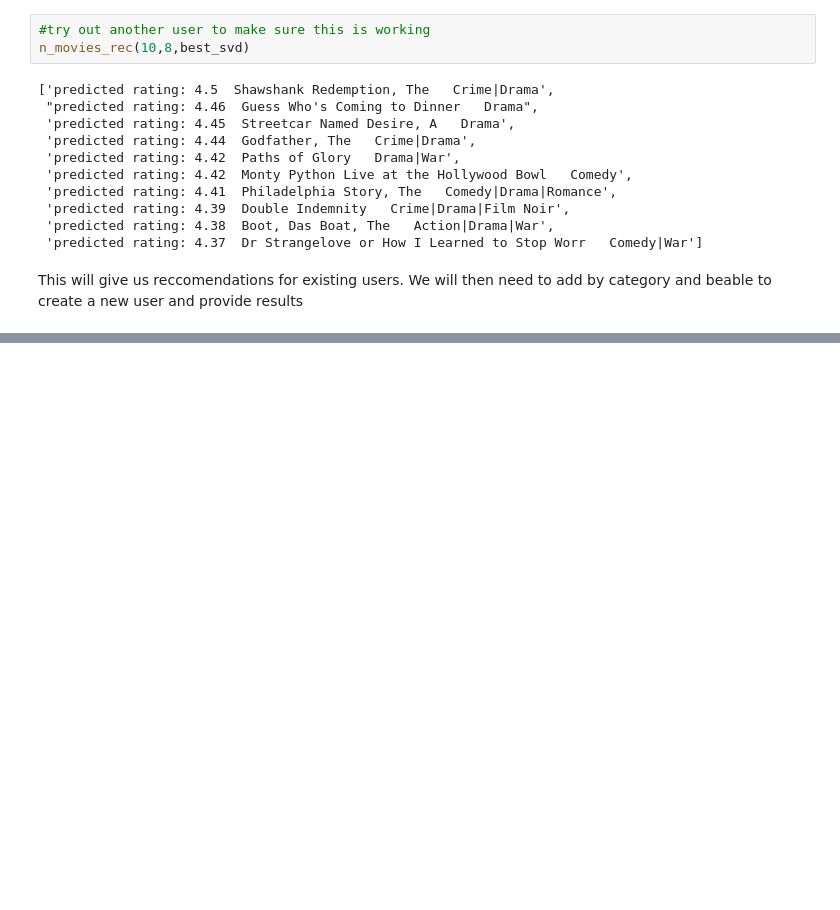
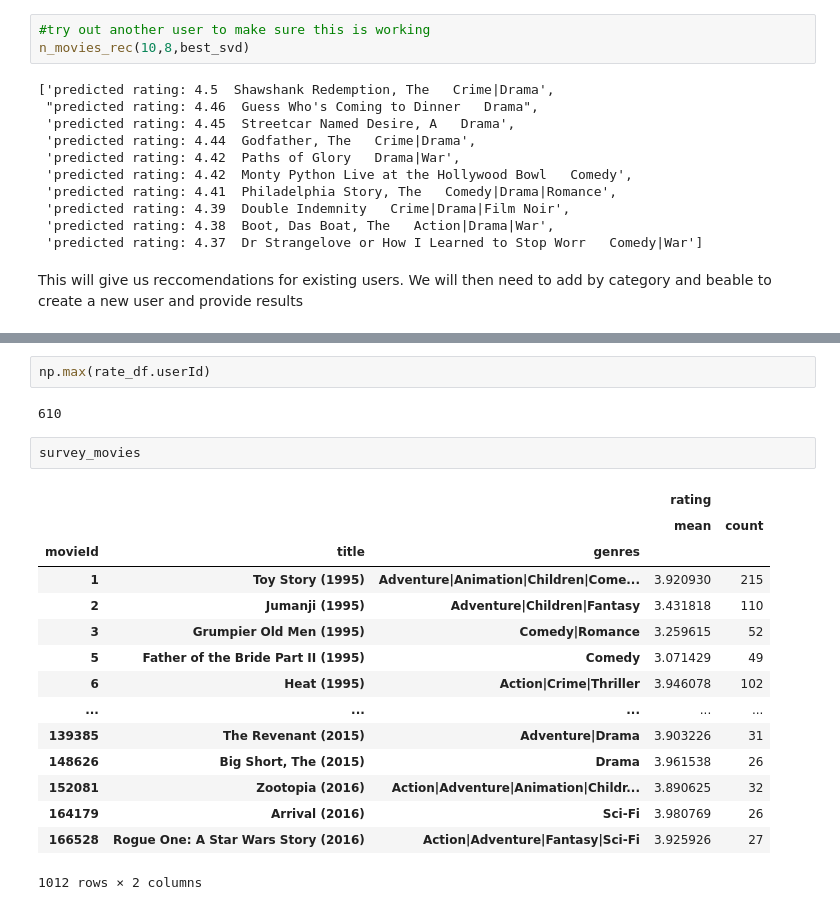
Before and after one commit to ceflynn/Movie-Recommendation-System, a Jupyter notebook: student.ipynb, the cells around one changed output, grey strips where cells are left out. Drawn from its saved outputs; the diff is of its cells as text; blank space fills up the shorter version.

```diff
--- a/student.ipynb
+++ b/student.ipynb
@@ -857,0 +880,22 @@ def new_user_rating():
+# %%
+np.max(rate_df.userId)
+# %% [output]
+610
+# %%
+survey_movies
+# %% [output]
+|  |  |  | rating |  |
+|  |  |  | mean | count |
+| movieId | title | genres |  |  |
+| 1 | Toy Story (1995) | Adventure|Animation|Children|Come... | 3.920930 | 215 |
+| 2 | Jumanji (1995) | Adventure|Children|Fantasy | 3.431818 | 110 |
+| 3 | Grumpier Old Men (1995) | Comedy|Romance | 3.259615 | 52 |
+| 5 | Father of the Bride Part II (1995) | Comedy | 3.071429 | 49 |
+| 6 | Heat (1995) | Action|Crime|Thriller | 3.946078 | 102 |
+| ... | ... | ... | ... | ... |
+| 139385 | The Revenant (2015) | Adventure|Drama | 3.903226 | 31 |
+| 148626 | Big Short, The (2015) | Drama | 3.961538 | 26 |
+| 152081 | Zootopia (2016) | Action|Adventure|Animation|Childr... | 3.890625 | 32 |
+| 164179 | Arrival (2016) | Sci-Fi | 3.980769 | 26 |
+| 166528 | Rogue One: A Star Wars Story (2016) | Action|Adventure|Fantasy|Sci-Fi | 3.925926 | 27 |
+1012 rows × 2 columns
```
Also changed, not shown: parts of 28 cells of this notebook.
